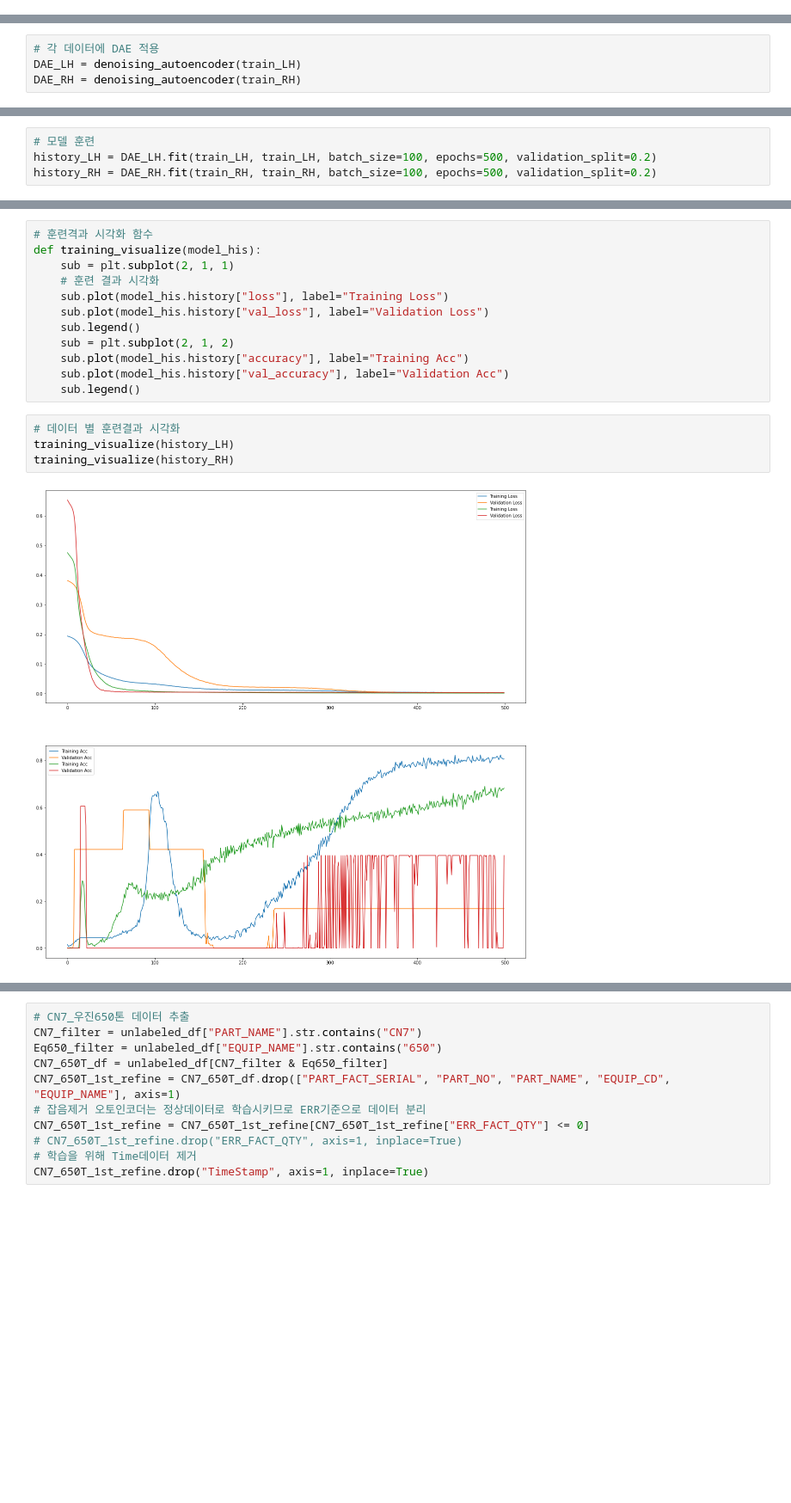
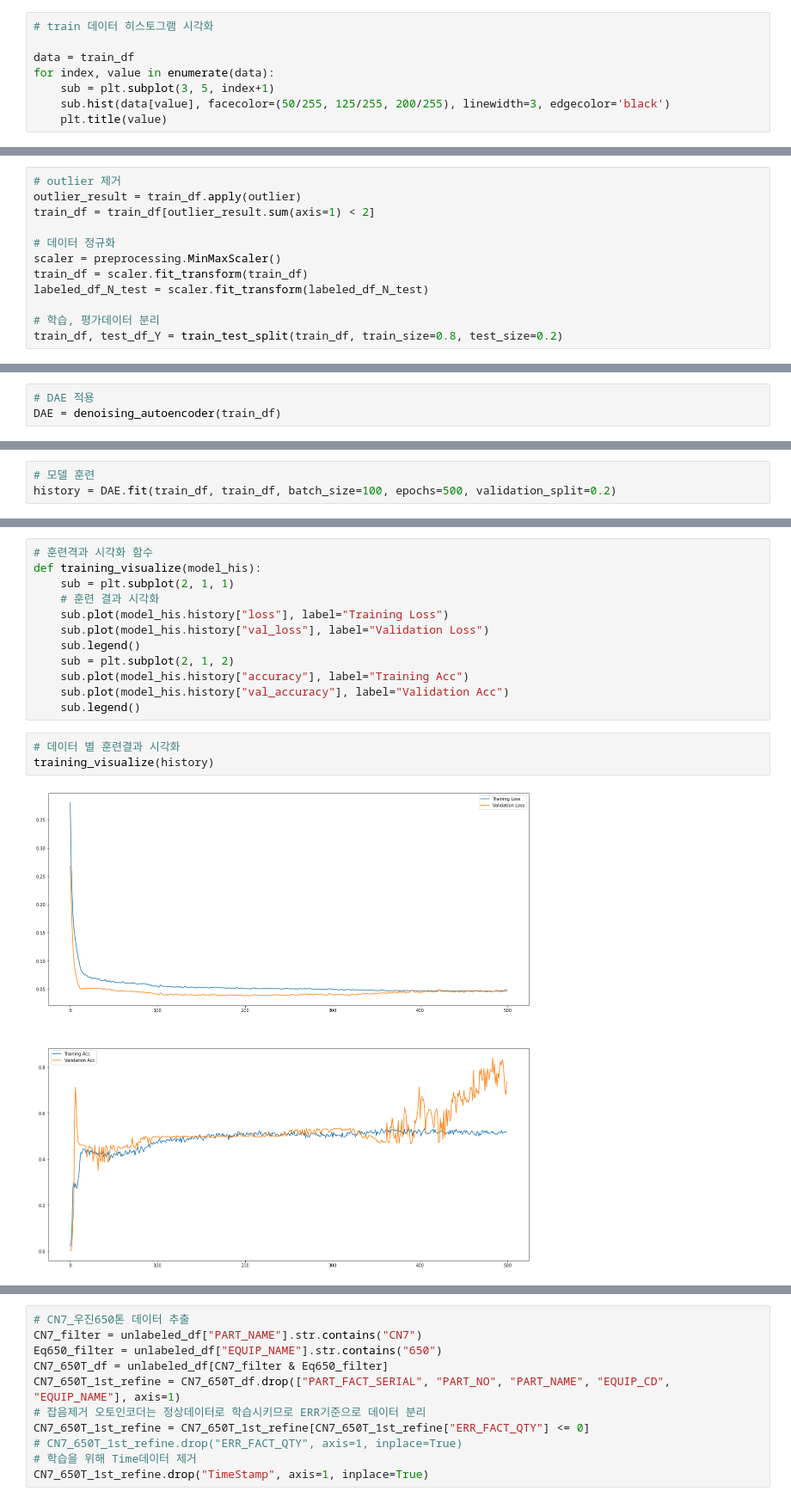
Before and after one commit to JinkyoJB/kamp, a Jupyter notebook: KAMP.ipynb, the cells around one changed output, grey strips where cells are left out. Shown at 86% size. Cells and saved outputs as stored; diff of their text form; blank space fills up the shorter version.

```diff
--- a/KAMP.ipynb
+++ b/KAMP.ipynb
@@ -167,0 +224,8 @@ def denoising_autoencoder(data):
+# %%
+# train 데이터 히스토그램 시각화
+
+data = train_df
+for index, value in enumerate(data):
+    sub = plt.subplot(3, 5, index+1)
+    sub.hist(data[value], facecolor=(50/255, 125/255, 200/255), linewidth=3, edgecolor='black')
+    plt.title(value)
@@ -167,0 +236,12 @@ def denoising_autoencoder(data):
+# %%
+# outlier 제거
+outlier_result = train_df.apply(outlier)
+train_df = train_df[outlier_result.sum(axis=1) < 2]
+
+# 데이터 정규화
+scaler = preprocessing.MinMaxScaler()
+train_df = scaler.fit_transform(train_df)
+labeled_df_N_test = scaler.fit_transform(labeled_df_N_test)
+
+# 학습, 평가데이터 분리
+train_df, test_df_Y = train_test_split(train_df, train_size=0.8, test_size=0.2)
@@ -168,4 +283,3 @@ def denoising_autoencoder(data):
 # %%
-# 각 데이터에 DAE 적용
-DAE_LH = denoising_autoencoder(train_LH)
-DAE_RH = denoising_autoencoder(train_RH)
+# DAE 적용
+DAE = denoising_autoencoder(train_df)
@@ -172,6 +304,5 @@ DAE_RH = denoising_autoencoder(train_RH)
 # %%
 # 모델 훈련
-history_LH = DAE_LH.fit(train_LH, train_LH, batch_size=100, epochs=500, validation_split=0.2)
-history_RH = DAE_RH.fit(train_RH, train_RH, batch_size=100, epochs=500, validation_split=0.2)
+history = DAE.fit(train_df, train_df, batch_size=100, epochs=500, validation_split=0.2)
 # %% [output]
 Epoch 1/500
@@ -205,10 +336,9 @@ def training_visualize(model_his):
     sub.legend()
 # %%
 # 데이터 별 훈련결과 시각화
-training_visualize(history_LH)
-training_visualize(history_RH)
+training_visualize(history)
 # %% [output]
-[figure, old version]
+[figure, new version]
 # %%
 def defective_decision(DAE, train_data, test_data):
     # 학습 데이터 예측값
```
Also changed, not shown: parts of 31 cells of this notebook.
